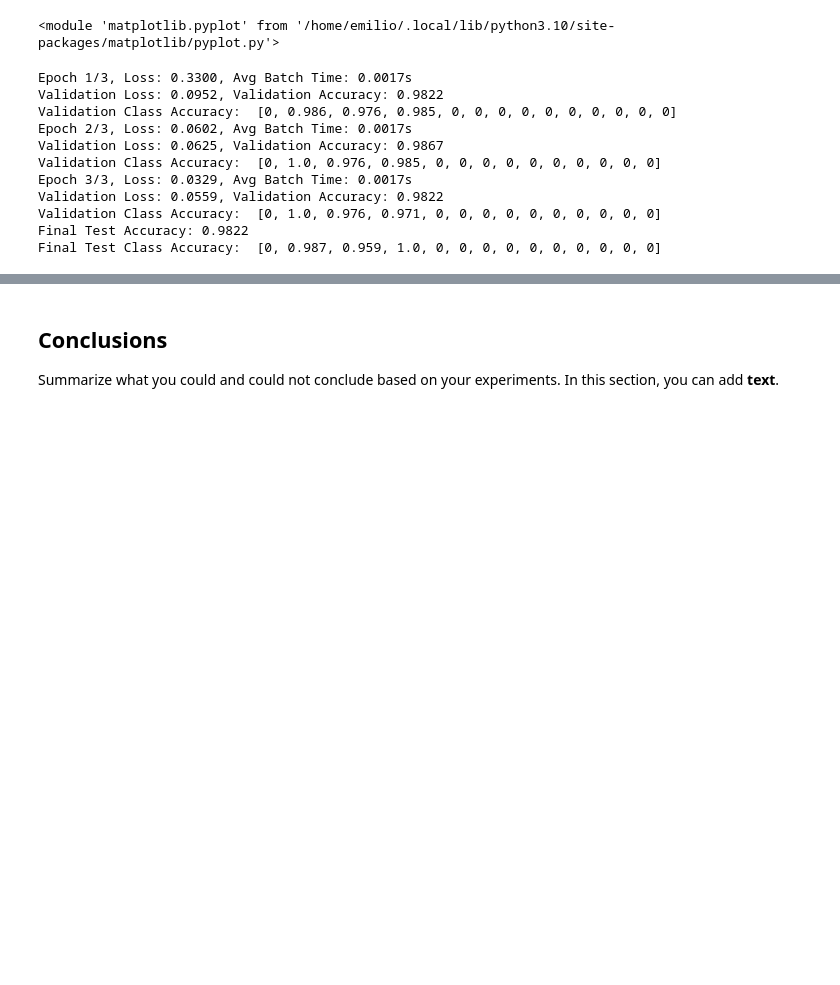
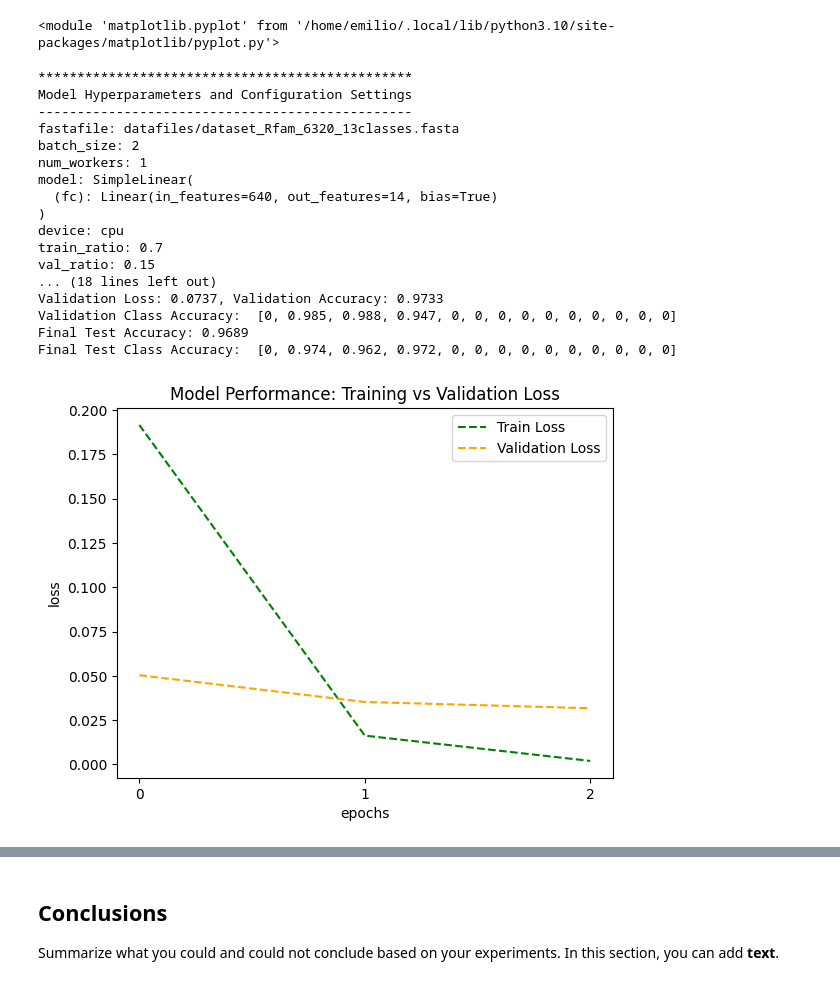
Before and after one commit to devantmarie/comp6841final, a Jupyter notebook: Project_emilio_vello.ipynb, the cells around one changed output, grey strips where cells are left out. Saved outputs shown, nothing was run; the diff lists cells and outputs as text; code cells hidden in the pictures; blank space fills up the shorter version.

Commit message:
Plots and model information prints

```diff
--- a/Project_emilio_vello.ipynb
+++ b/Project_emilio_vello.ipynb
@@ -133,16 +133,28 @@ rclass = ImplementDLEv(fastafile=nc_file, batch_size=2,num_workers=1,
                  val_ratio = 0.15,test_ratio = 0.15,lr=0.001, num_epochs = 3, seq_length = seq_size,
                  subset = 1500,chkpoint=True, chkpath = "chkpoints/")
 
+rclass.print_settings()
+
 rclass.run_train()
 # %% [output]
-Epoch 1/3, Loss: 0.3300, Avg Batch Time: 0.0017s
-Validation Loss: 0.0952, Validation Accuracy: 0.9822
-Validation Class Accuracy:  [0, 0.986, 0.976, 0.985, 0, 0, 0, 0, 0, 0, 0, 0, 0, 0]
-Epoch 2/3, Loss: 0.0602, Avg Batch Time: 0.0017s
-Validation Loss: 0.0625, Validation Accuracy: 0.9867
-Validation Class Accuracy:  [0, 1.0, 0.976, 0.985, 0, 0, 0, 0, 0, 0, 0, 0, 0, 0]
-Epoch 3/3, Loss: 0.0329, Avg Batch Time: 0.0017s
-Validation Loss: 0.0559, Validation Accuracy: 0.9822
-Validation Class Accuracy:  [0, 1.0, 0.976, 0.971, 0, 0, 0, 0, 0, 0, 0, 0, 0, 0]
-Final Test Accuracy: 0.9822
-Final Test Class Accuracy:  [0, 0.987, 0.959, 1.0, 0, 0, 0, 0, 0, 0, 0, 0, 0, 0]
+************************************************
+Model Hyperparameters and Configuration Settings
+------------------------------------------------
+fastafile: datafiles/dataset_Rfam_6320_13classes.fasta
+batch_size: 2
+num_workers: 1
+model: SimpleLinear(
+  (fc): Linear(in_features=640, out_features=14, bias=True)
+)
+device: cpu
+train_ratio: 0.7
+val_ratio: 0.15
+... (18 lines left out)
+Validation Loss: 0.0737, Validation Accuracy: 0.9733
+Validation Class Accuracy:  [0, 0.985, 0.988, 0.947, 0, 0, 0, 0, 0, 0, 0, 0, 0, 0]
+Final Test Accuracy: 0.9689
+Final Test Class Accuracy:  [0, 0.974, 0.962, 0.972, 0, 0, 0, 0, 0, 0, 0, 0, 0, 0]
+# %%
+rclass.performance_plot()
+# %% [output]
+[figure, added]
```
Also changed, not shown: parts of 7 cells of this notebook, 1 other file.
